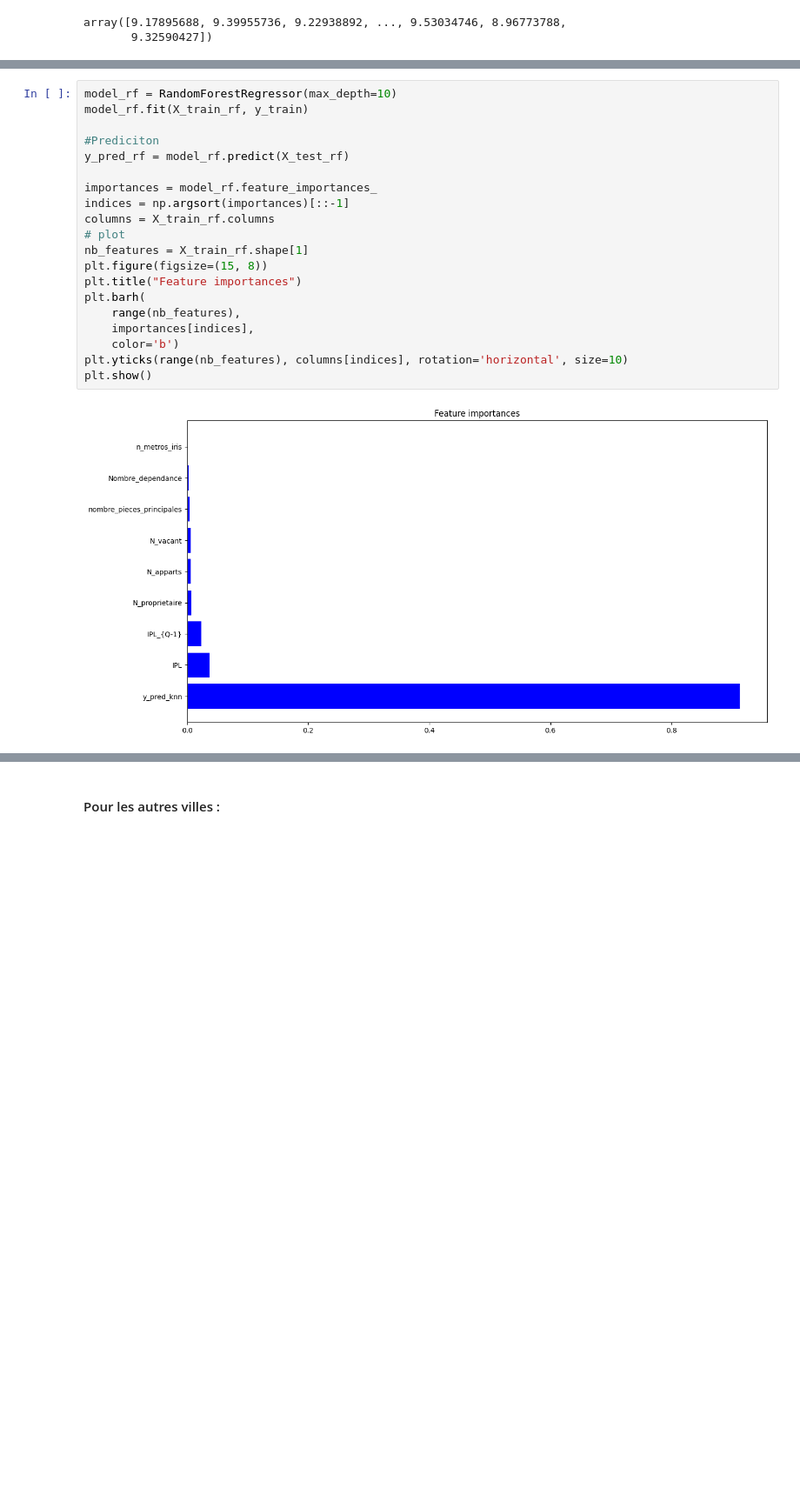
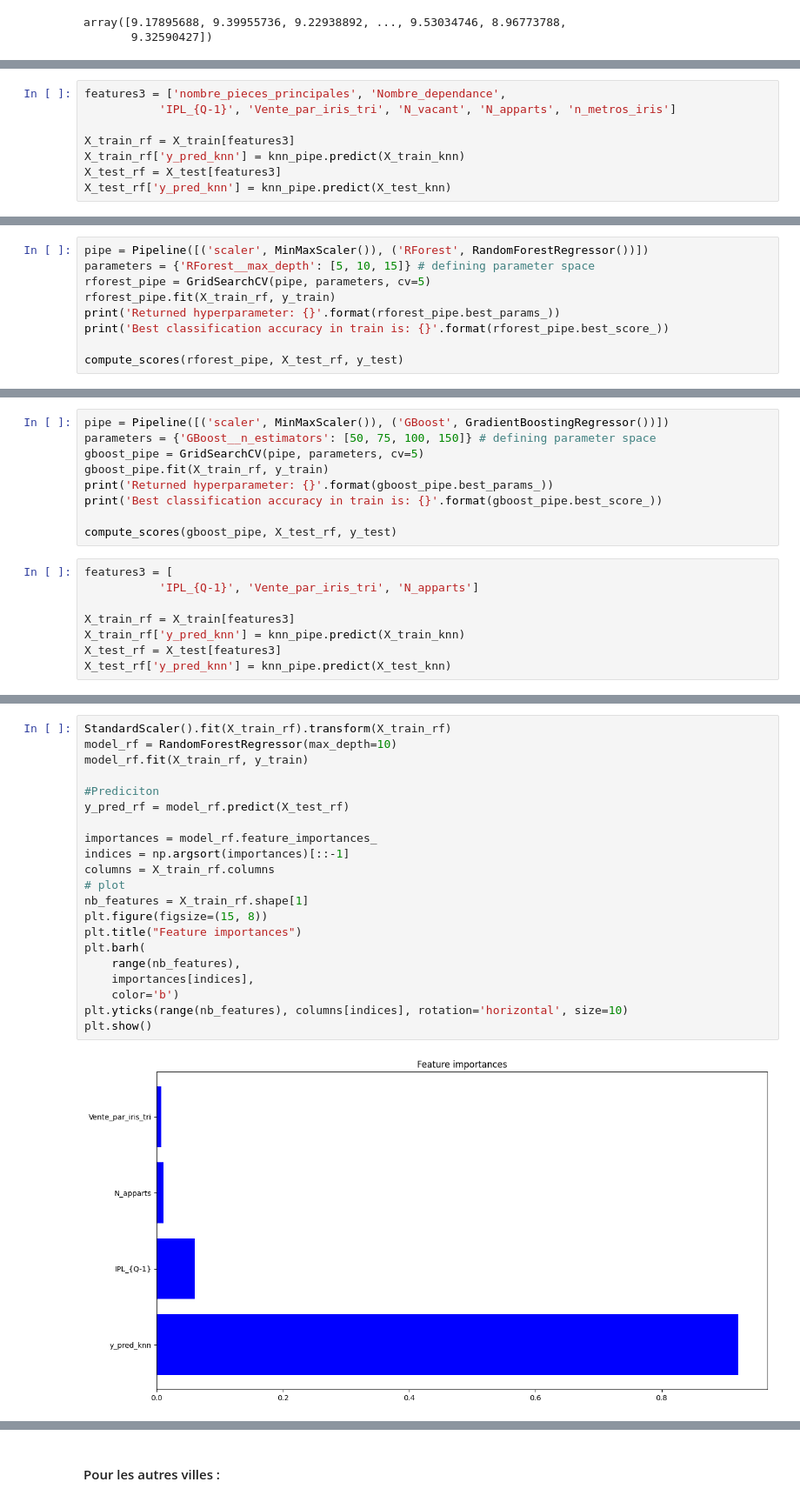
Before and after one commit to Clotilde-23/BDC, a Jupyter notebook: Notebooks/KNN-Coordonnees.ipynb, the cells around one changed output, grey strips where cells are left out. Shown at 87% size. Saved outputs shown, nothing was run; the diff lists cells and outputs as text; blank space fills up the shorter version.

```diff
--- a/Notebooks/KNN-Coordonnees.ipynb
+++ b/Notebooks/KNN-Coordonnees.ipynb
@@ -286,0 +317,8 @@ MDAPE:  9.802461052365775
+# %%
+features3 = ['nombre_pieces_principales', 'Nombre_dependance',
+           'IPL_{Q-1}', 'Vente_par_iris_tri', 'N_vacant', 'N_apparts', 'n_metros_iris']
+
+X_train_rf = X_train[features3]
+X_train_rf['y_pred_knn'] = knn_pipe.predict(X_train_knn)
+X_test_rf = X_test[features3]
+X_test_rf['y_pred_knn'] = knn_pipe.predict(X_test_knn)
@@ -286,0 +352,9 @@ MDAPE:  9.802461052365775
+# %%
+pipe = Pipeline([('scaler', MinMaxScaler()), ('RForest', RandomForestRegressor())])
+parameters = {'RForest__max_depth': [5, 10, 15]} # defining parameter space
+rforest_pipe = GridSearchCV(pipe, parameters, cv=5)
+rforest_pipe.fit(X_train_rf, y_train)
+print('Returned hyperparameter: {}'.format(rforest_pipe.best_params_))
+print('Best classification accuracy in train is: {}'.format(rforest_pipe.best_score_))
+
+compute_scores(rforest_pipe, X_test_rf, y_test)
@@ -286,0 +363,17 @@ MDAPE:  9.802461052365775
+# %%
+pipe = Pipeline([('scaler', MinMaxScaler()), ('GBoost', GradientBoostingRegressor())])
+parameters = {'GBoost__n_estimators': [50, 75, 100, 150]} # defining parameter space
+gboost_pipe = GridSearchCV(pipe, parameters, cv=5)
+gboost_pipe.fit(X_train_rf, y_train)
+print('Returned hyperparameter: {}'.format(gboost_pipe.best_params_))
+print('Best classification accuracy in train is: {}'.format(gboost_pipe.best_score_))
+
+compute_scores(gboost_pipe, X_test_rf, y_test)
+# %%
+features3 = [
+           'IPL_{Q-1}', 'Vente_par_iris_tri', 'N_apparts']
+
+X_train_rf = X_train[features3]
+X_train_rf['y_pred_knn'] = knn_pipe.predict(X_train_knn)
+X_test_rf = X_test[features3]
+X_test_rf['y_pred_knn'] = knn_pipe.predict(X_test_knn)
@@ -287,22 +391,23 @@ MDAPE:  9.802461052365775
 # %%
+StandardScaler().fit(X_train_rf).transform(X_train_rf)
 model_rf = RandomForestRegressor(max_depth=10)
 model_rf.fit(X_train_rf, y_train)
 
 #Prediciton
 y_pred_rf = model_rf.predict(X_test_rf)
 
 importances = model_rf.feature_importances_
 indices = np.argsort(importances)[::-1]
 columns = X_train_rf.columns
 # plot
 nb_features = X_train_rf.shape[1]
 plt.figure(figsize=(15, 8))
 plt.title("Feature importances")
 plt.barh(
     range(nb_features),
     importances[indices],
     color='b')
 plt.yticks(range(nb_features), columns[indices], rotation='horizontal', size=10)
 plt.show()
 # %% [output]
-[figure, old version]
+[figure, new version]
```
Also changed, not shown: parts of 18 cells of this notebook, 1 other file.
